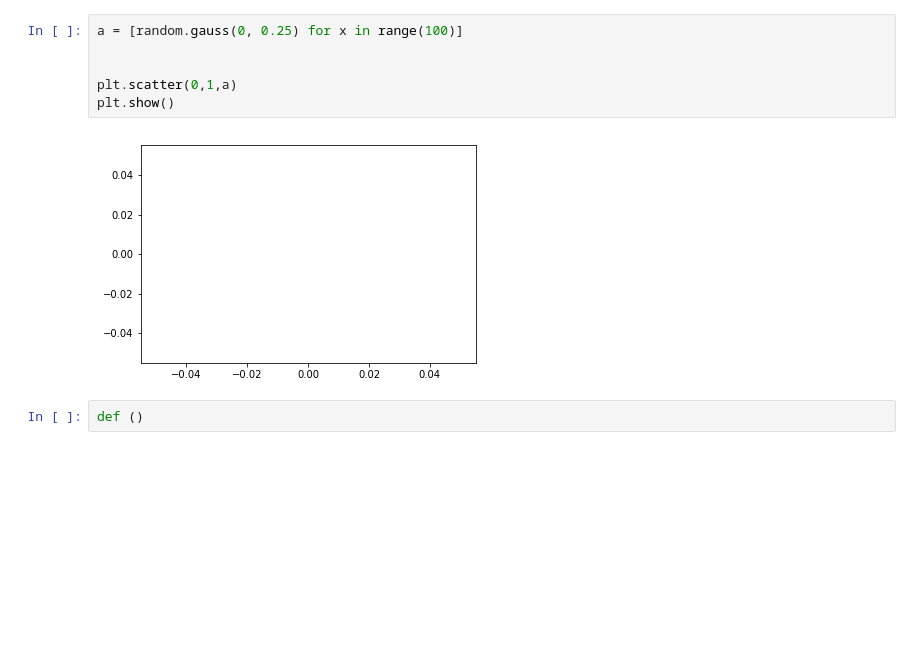
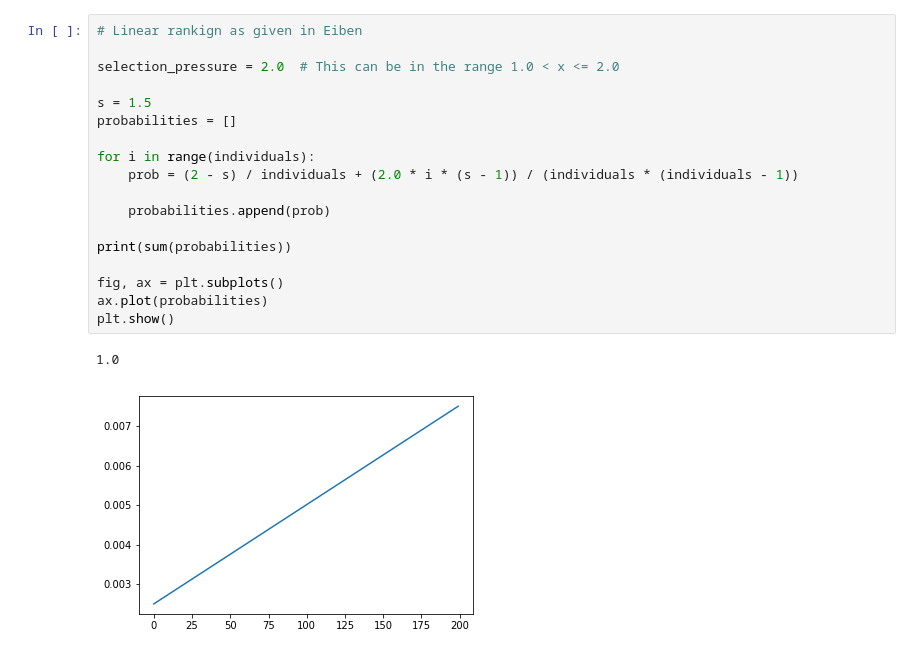
Before and after one commit to jareddrayton/ASECP, a Jupyter notebook: Prototyping/Ranking Examples.ipynb, the cells around one changed output. Saved outputs shown, nothing was run; the diff lists cells and outputs as text; blank space fills up the shorter version.

```diff
--- a/Prototyping/Ranking Examples.ipynb
+++ b/Prototyping/Ranking Examples.ipynb
@@ -33,10 +26,21 @@ plt.show()
-# %%
-a = [random.gauss(0, 0.25) for x in range(100)]
-
-
-plt.scatter(0,1,a)
-plt.show()
-# %% [output]
-[figure, removed]
-# %%
-def ()
+# %%
+# Linear rankign as given in Eiben
+
+selection_pressure = 2.0  # This can be in the range 1.0 < x <= 2.0
+
+s = 1.5
+probabilities = []
+
+for i in range(individuals):
+    prob = (2 - s) / individuals + (2.0 * i * (s - 1)) / (individuals * (individuals - 1))
+
+    probabilities.append(prob)
+
+print(sum(probabilities))
+
+fig, ax = plt.subplots()
+ax.plot(probabilities)
+plt.show()
+# %% [output]
+1.0
+[figure, added]
```
Also changed, not shown: parts of 4 cells of this notebook, 2 other files.
